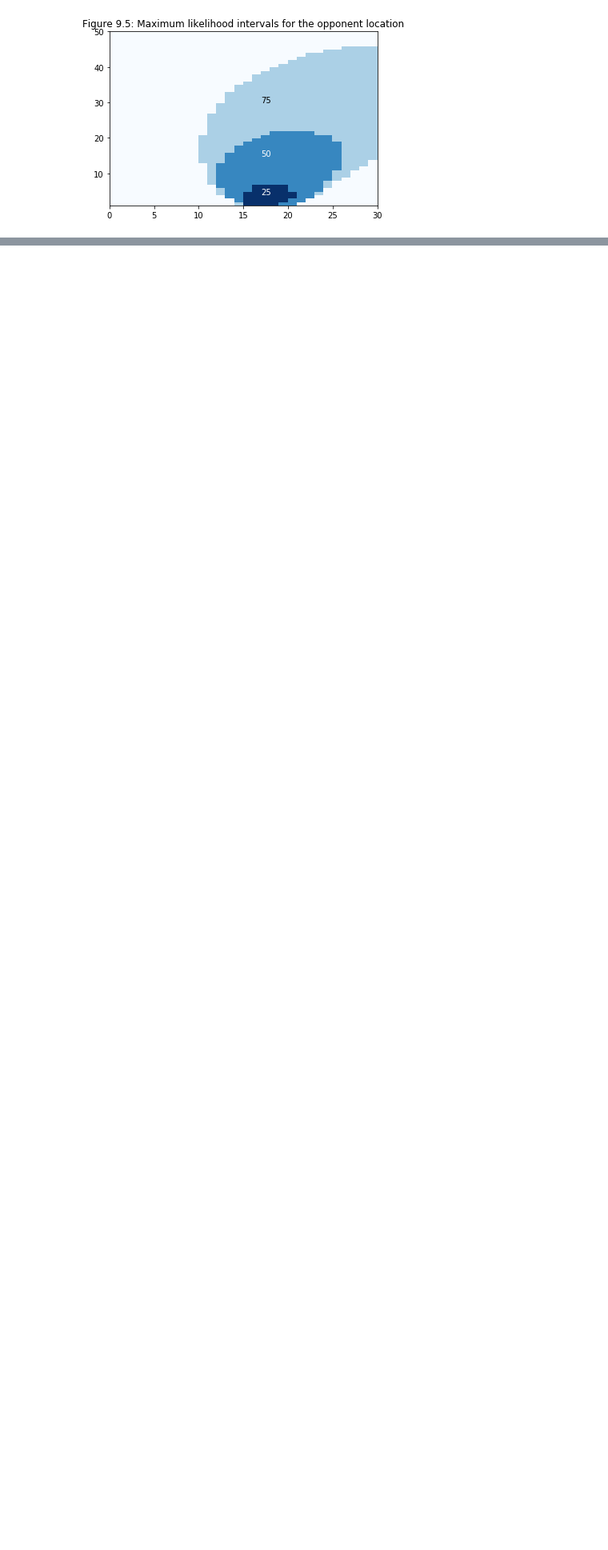
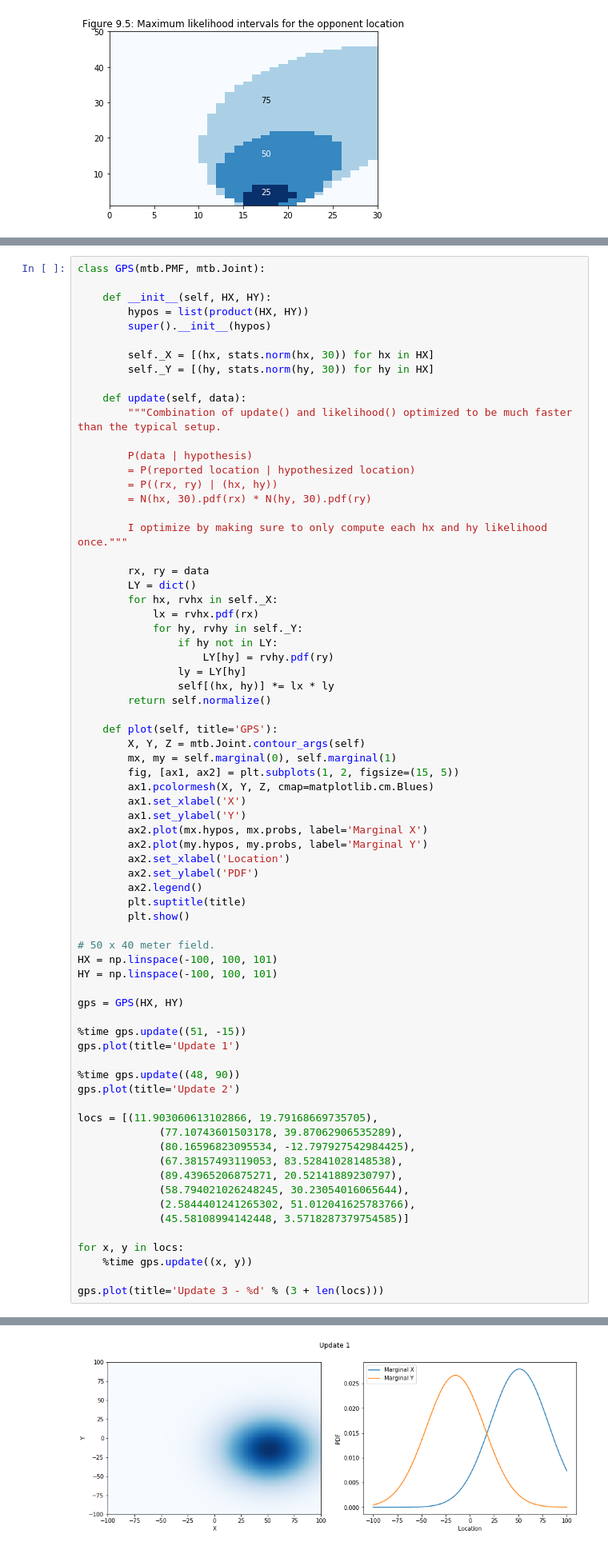
Before and after one commit to alexklibisz/exercises, a Jupyter notebook: think-bayes/chap09.ipynb, the cells around one changed output, grey strips where cells are left out. Shown at 80% size. Drawn from its saved outputs; the diff is of its cells as text; blank space fills up the shorter version.

```diff
--- a/think-bayes/chap09.ipynb
+++ b/think-bayes/chap09.ipynb
@@ -428,0 +443,72 @@ At this point, how certain are you about your location?
+# %%
+class GPS(mtb.PMF, mtb.Joint):
+
+    def __init__(self, HX, HY):
+        hypos = list(product(HX, HY))
+        super().__init__(hypos)
+
+        self._X = [(hx, stats.norm(hx, 30)) for hx in HX]
+        self._Y = [(hy, stats.norm(hy, 30)) for hy in HX]
+
+    def update(self, data):
+        """Combination of update() and likelihood() optimized to be much faster than the typical setup.
+
+        P(data | hypothesis)
+        = P(reported location | hypothesized location)
+        = P((rx, ry) | (hx, hy))
+        = N(hx, 30).pdf(rx) * N(hy, 30).pdf(ry)
+
+        I optimize by making sure to only compute each hx and hy likelihood once."""
+
+        rx, ry = data
+        LY = dict()
+        for hx, rvhx in self._X:
+            lx = rvhx.pdf(rx)
+            for hy, rvhy in self._Y:
+                if hy not in LY:
+                    LY[hy] = rvhy.pdf(ry)
+                ly = LY[hy]
+                self[(hx, hy)] *= lx * ly
+        return self.normalize()
+
+    def plot(self, title='GPS'):
+        X, Y, Z = mtb.Joint.contour_args(self)
+        mx, my = self.marginal(0), self.marginal(1)
+        fig, [ax1, ax2] = plt.subplots(1, 2, figsize=(15, 5))
+        ax1.pcolormesh(X, Y, Z, cmap=matplotlib.cm.Blues)
+        ax1.set_xlabel('X')
+        ax1.set_ylabel('Y')
+        ax2.plot(mx.hypos, mx.probs, label='Marginal X')
+        ax2.plot(my.hypos, my.probs, label='Marginal Y')
+        ax2.set_xlabel('Location')
+        ax2.set_ylabel('PDF')
+        ax2.legend()
+        plt.suptitle(title)
+        plt.show()
+
+# 50 x 40 meter field.
+HX = np.linspace(-100, 100, 101)
+HY = np.linspace(-100, 100, 101)
+
+gps = GPS(HX, HY)
+
+%time gps.update((51, -15))
+gps.plot(title='Update 1')
+
+%time gps.update((48, 90))
+gps.plot(title='Update 2')
+
+locs = [(11.903060613102866, 19.79168669735705),
+             (77.10743601503178, 39.87062906535289),
+             (80.16596823095534, -12.797927542984425),
+             (67.38157493119053, 83.52841028148538),
+             (89.43965206875271, 20.52141889230797),
+             (58.794021026248245, 30.23054016065644),
+             (2.5844401241265302, 51.012041625783766),
+             (45.58108994142448, 3.5718287379754585)]
+
+for x, y in locs:
+    %time gps.update((x, y))
+
+gps.plot(title='Update 3 - %d' % (3 + len(locs)))
+# %% [output]
@@ -428,0 +517 @@ At this point, how certain are you about your location?
+[figure, added]
```
Also changed, not shown: parts of 15 cells of this notebook.
